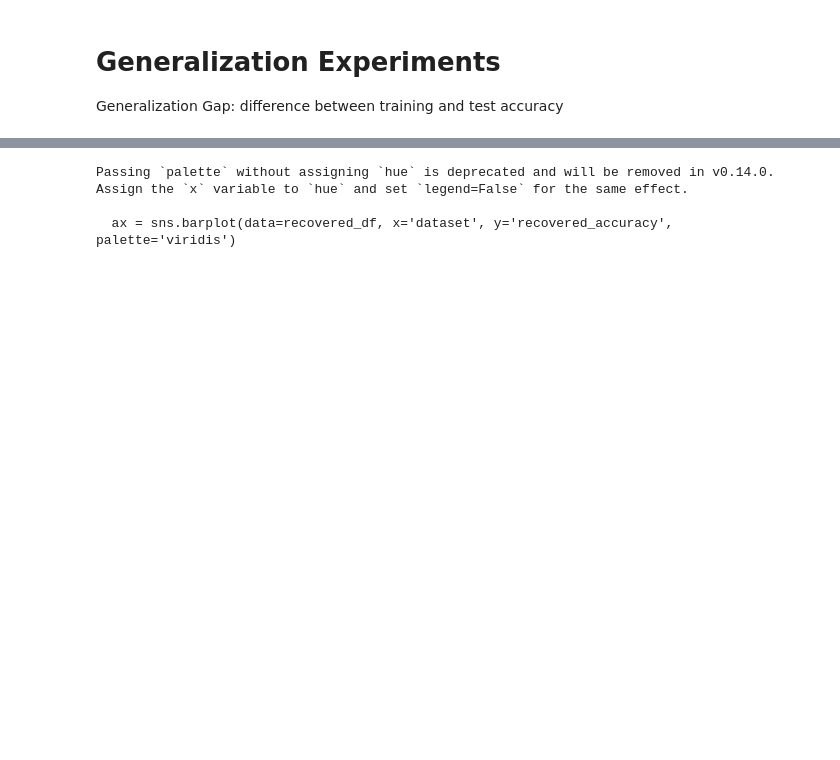
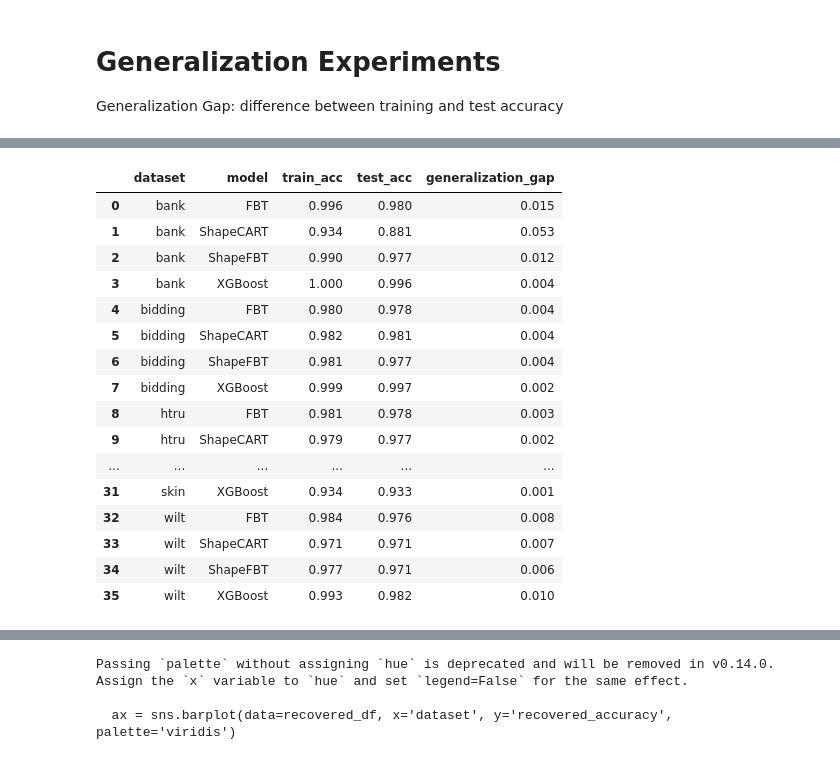
Before and after one commit to bzorbozan/SagiXGBoostTreeApproximator, a Jupyter notebook: analysis/generalization_analysis.ipynb, the cells around one changed output, grey strips where cells are left out. Cells and saved outputs as stored; diff of their text form; code cells hidden in the pictures; blank space fills up the shorter version.

```diff
--- a/analysis/generalization_analysis.ipynb
+++ b/analysis/generalization_analysis.ipynb
@@ -53,3 +53,36 @@ plt.show()
+# %%
+# New cell: Dataframe for visuals in Cell 2 and Cell 3
+visual_cols = ['dataset', 'model', 'train_acc', 'test_acc', 'generalization_gap']
+df_visuals = (
+    filtered_best_per_dataset[visual_cols]
+    .copy()
+    .sort_values(['dataset', 'model'])
+    .reset_index(drop=True)
+)
+
+# Display the full dataframe
+# with pd.option_context('display.max_rows', None, 'display.max_columns', None):
+#     display(df_visuals)
+
+df_visuals
+# %% [output]
+|  | dataset | model | train_acc | test_acc | generalization_gap |
+| 0 | bank | FBT | 0.996 | 0.980 | 0.015 |
+| 1 | bank | ShapeCART | 0.934 | 0.881 | 0.053 |
+| 2 | bank | ShapeFBT | 0.990 | 0.977 | 0.012 |
+| 3 | bank | XGBoost | 1.000 | 0.996 | 0.004 |
+| 4 | bidding | FBT | 0.980 | 0.978 | 0.004 |
+| 5 | bidding | ShapeCART | 0.982 | 0.981 | 0.004 |
+| 6 | bidding | ShapeFBT | 0.981 | 0.977 | 0.004 |
+| 7 | bidding | XGBoost | 0.999 | 0.997 | 0.002 |
+| 8 | htru | FBT | 0.981 | 0.978 | 0.003 |
+| 9 | htru | ShapeCART | 0.979 | 0.977 | 0.002 |
+| ... | ... | ... | ... | ... | ... |
+| 31 | skin | XGBoost | 0.934 | 0.933 | 0.001 |
+| 32 | wilt | FBT | 0.984 | 0.976 | 0.008 |
+| 33 | wilt | ShapeCART | 0.971 | 0.971 | 0.007 |
+| 34 | wilt | ShapeFBT | 0.977 | 0.971 | 0.006 |
+| 35 | wilt | XGBoost | 0.993 | 0.982 | 0.010 |
 # %%
 # Cell 4: Performance vs. Training Time (Log Scale)
 plt.figure(figsize=(10, 6))
```
Also changed, not shown: parts of 6 cells of this notebook, 27 other files.
